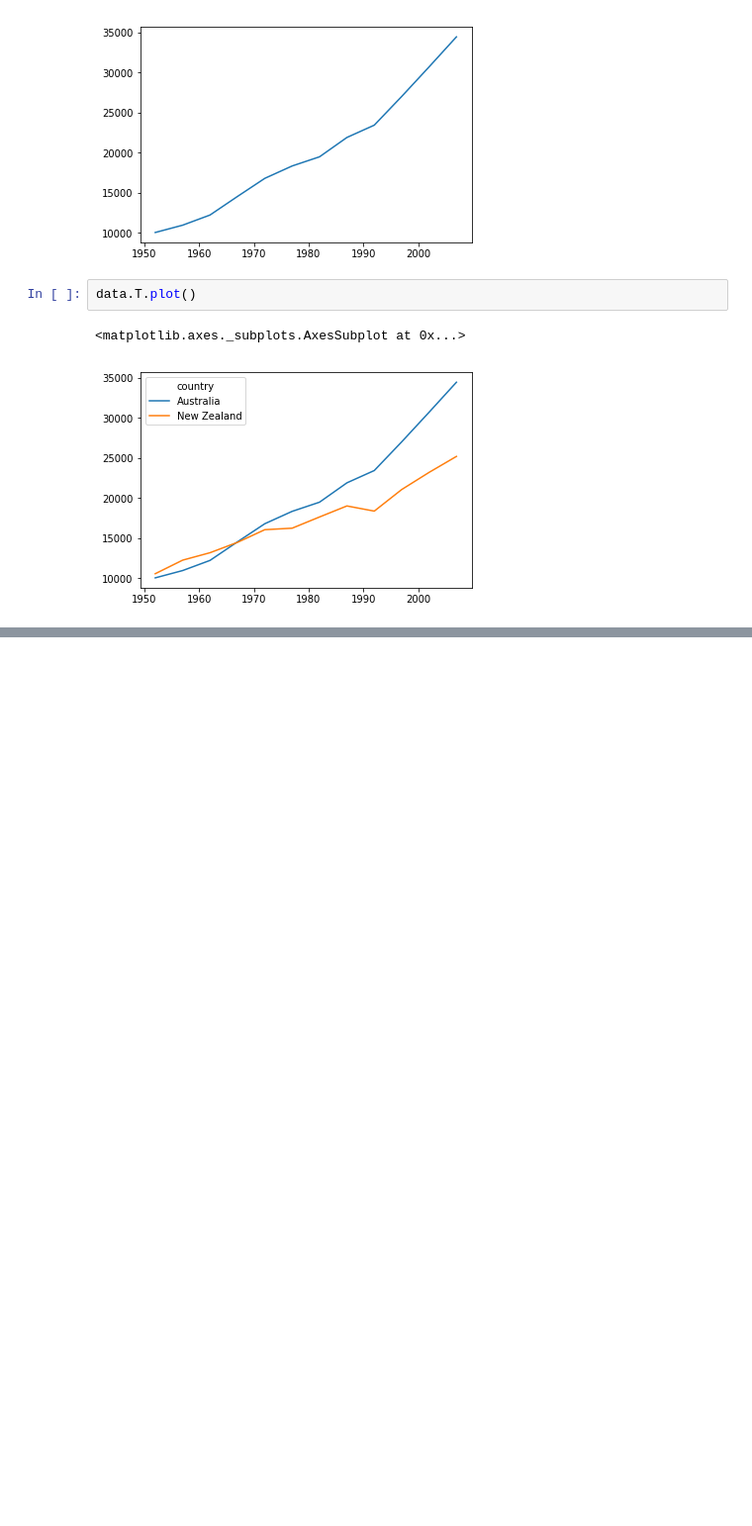
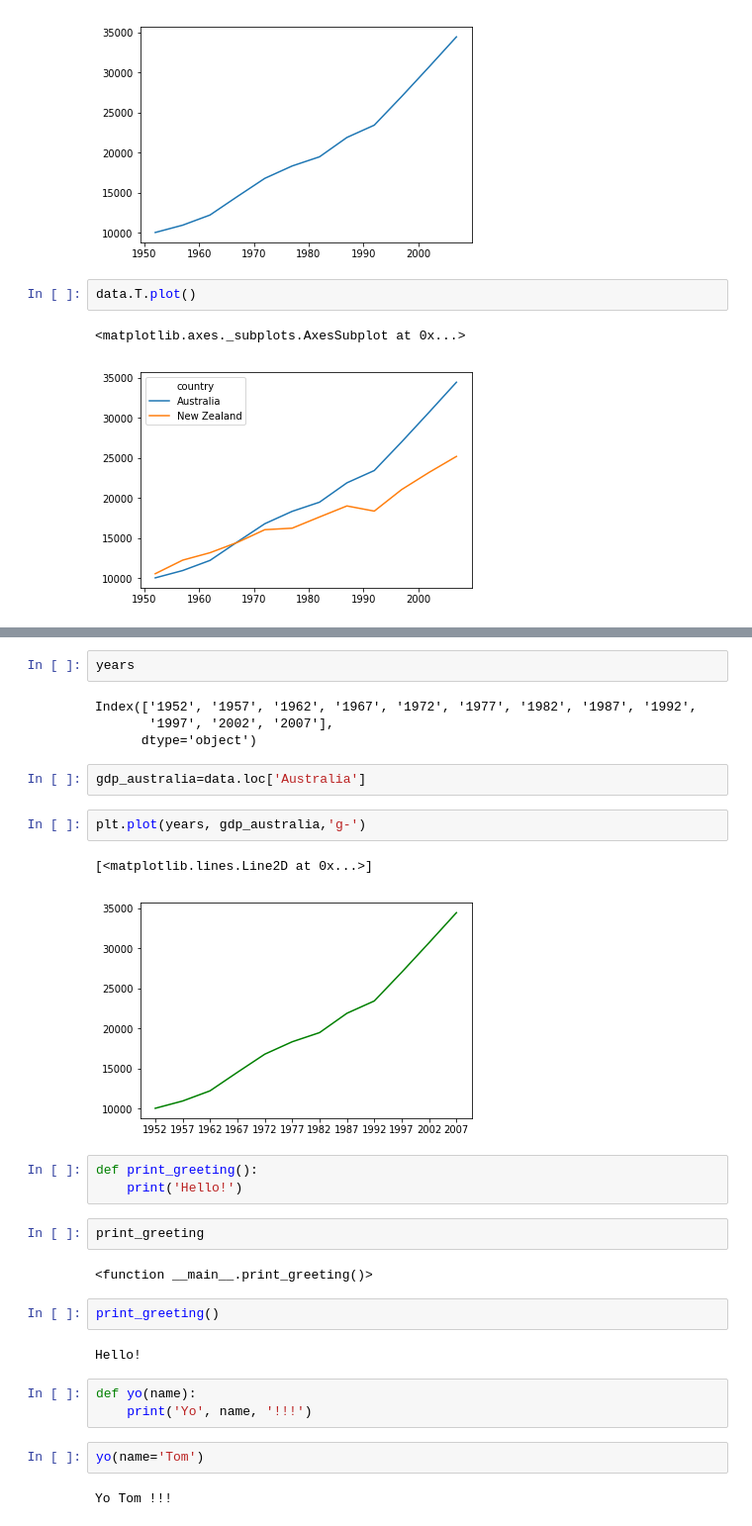
Before and after one commit to zomehoh/Python-Day2, a Jupyter notebook: code/Day2_code.ipynb, the cells around one changed output, grey strips where cells are left out. Shown: that part at 99% size. Drawn from its saved outputs; the diff is of its cells as text; blank space fills up the shorter version.

Commit message:
wrote and demo functions

```diff
--- a/code/Day2_code.ipynb
+++ b/code/Day2_code.ipynb
@@ -143,0 +137,31 @@ data
+# %%
+years
+# %% [output]
+Index(['1952', '1957', '1962', '1967', '1972', '1977', '1982', '1987', '1992',
+       '1997', '2002', '2007'],
+      dtype='object')
+# %%
+gdp_australia=data.loc['Australia']
+# %%
+plt.plot(years, gdp_australia,'g-')
+# %% [output]
+[<matplotlib.lines.Line2D at 0x...>]
+[figure, added]
+# %%
+def print_greeting():
+    print('Hello!')
+# %%
+print_greeting
+# %% [output]
+<function __main__.print_greeting()>
+# %%
+print_greeting()
+# %% [output]
+Hello!
+# %%
+def yo(name):
+    print('Yo', name, '!!!')
+# %%
+yo(name='Tom')
+# %% [output]
+Yo Tom !!!
```
Also changed, not shown: parts of 6 cells of this notebook.
